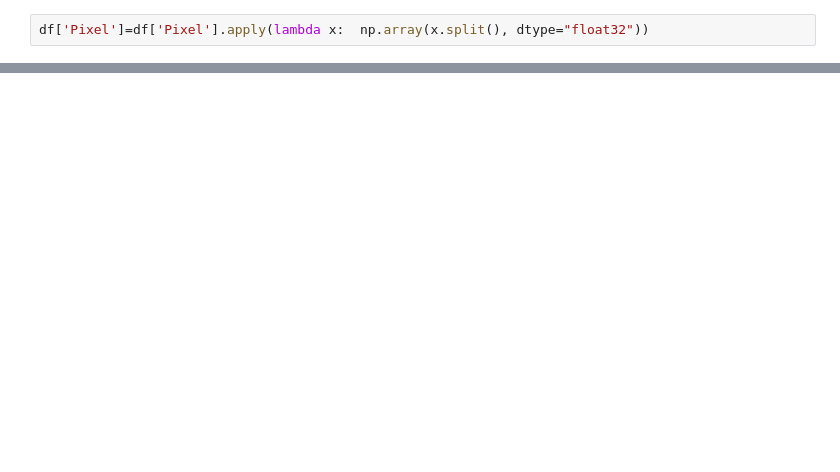
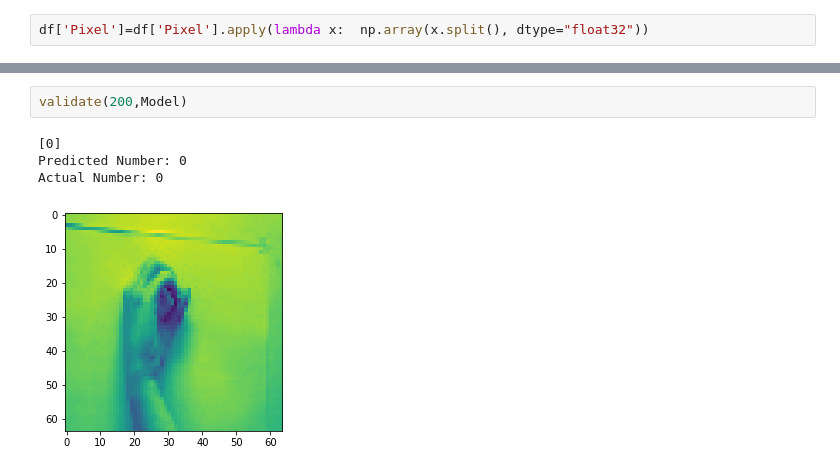
Before and after one commit to shireesha27/demo, a Jupyter notebook: Harshita_SVM.ipynb, the cells around one changed output, grey strips where cells are left out. Saved outputs shown, nothing was run; the diff lists cells and outputs as text; blank space fills up the shorter version.

```diff
--- a/Harshita_SVM.ipynb
+++ b/Harshita_SVM.ipynb
@@ -96,0 +106,7 @@ Actual Number: 10
+# %%
+validate(200,Model)
+# %% [output]
+[0]
+Predicted Number: 0
+Actual Number: 0
+[figure, added]
```
Also changed, not shown: parts of 30 cells of this notebook.
